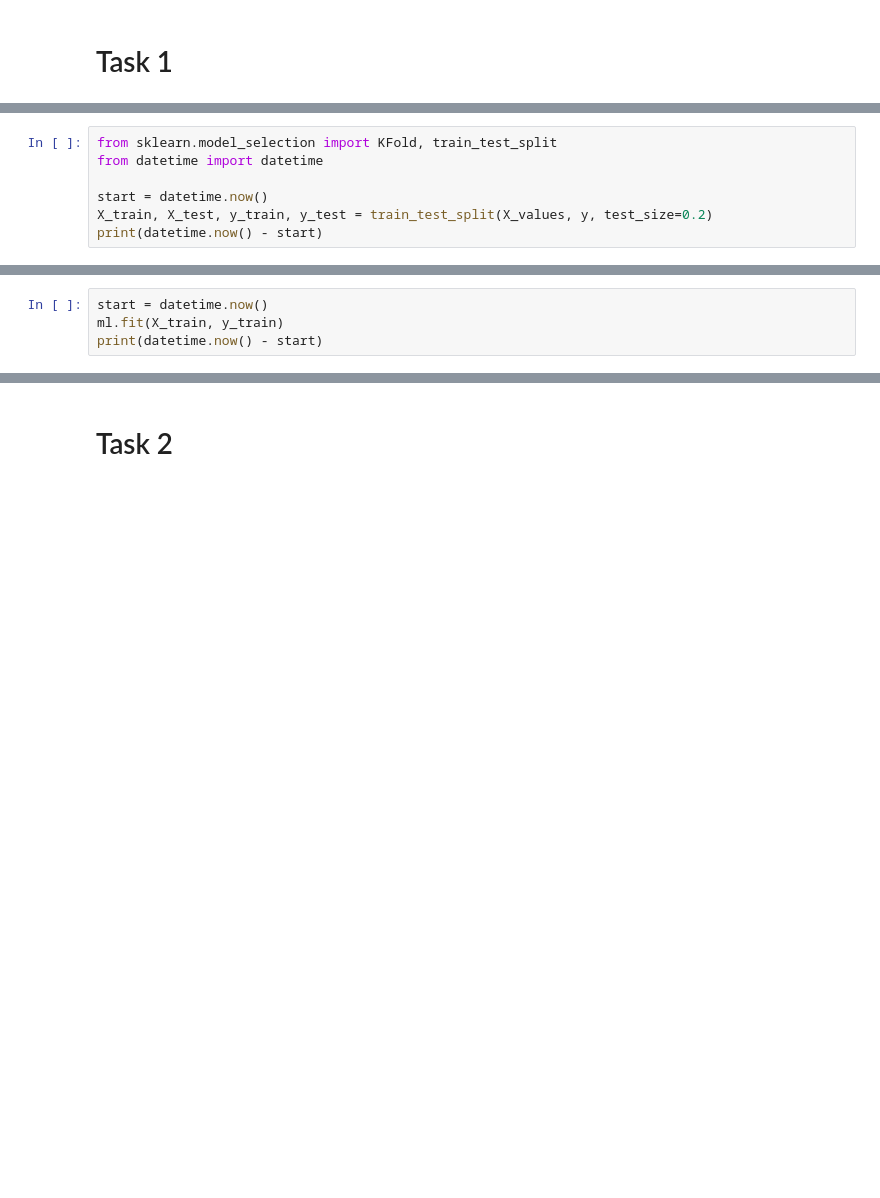
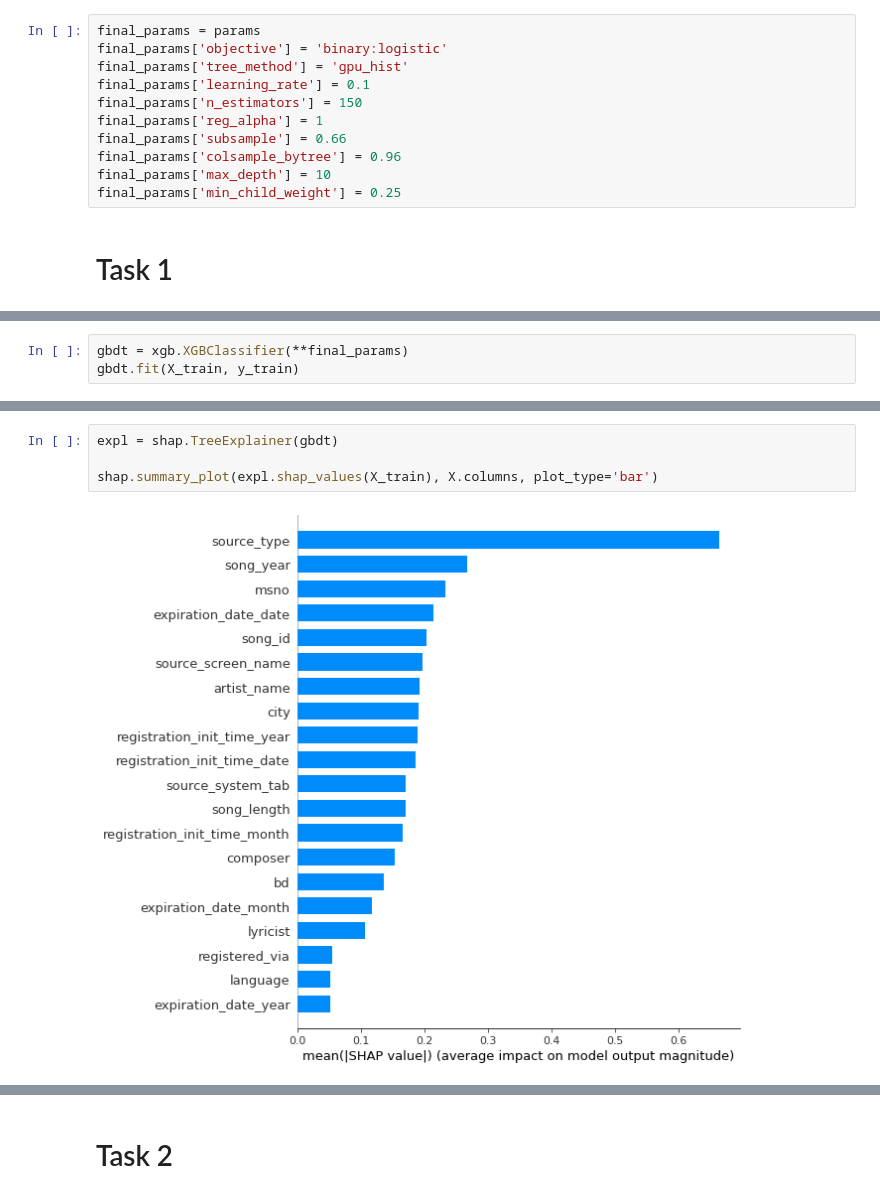
Before and after one commit to shavkunov/Recsys, a Jupyter notebook: hw2.ipynb, the cells around one changed output, grey strips where cells are left out. Cells and saved outputs as stored; diff of their text form; blank space fills up the shorter version.

```diff
--- a/hw2.ipynb
+++ b/hw2.ipynb
@@ -93,2 +264,13 @@ len(train)
+# %%
+final_params = params
+final_params['objective'] = 'binary:logistic'
+final_params['tree_method'] = 'gpu_hist'
+final_params['learning_rate'] = 0.1
+final_params['n_estimators'] = 150
+final_params['reg_alpha'] = 1
+final_params['subsample'] = 0.66
+final_params['colsample_bytree'] = 0.96
+final_params['max_depth'] = 10
+final_params['min_child_weight'] = 0.25
 # %% [markdown]
 # Task 1
@@ -114,7 +276,0 @@ X_values, y = shuffle(X_values, y)
-# %%
-from sklearn.model_selection import KFold, train_test_split
-from datetime import datetime
-
-start = datetime.now()
-X_train, X_test, y_train, y_test = train_test_split(X_values, y, test_size=0.2)
-print(datetime.now() - start)
@@ -134,4 +276,0 @@ ml = xgb.XGBClassifier(**params)
-# %%
-start = datetime.now()
-ml.fit(X_train, y_train)
-print(datetime.now() - start)
@@ -157,0 +277,3 @@ weighted avg       0.71      0.71      0.71   1475484
+# %%
+gbdt = xgb.XGBClassifier(**final_params)
+gbdt.fit(X_train, y_train)
@@ -158 +290,7 @@ weighted avg       0.71      0.71      0.71   1475484
+# %%
+expl = shap.TreeExplainer(gbdt)
+
+shap.summary_plot(expl.shap_values(X_train), X.columns, plot_type='bar')
+# %% [output]
+[figure, added]
 # %%
```
Also changed, not shown: parts of 77 cells of this notebook.
